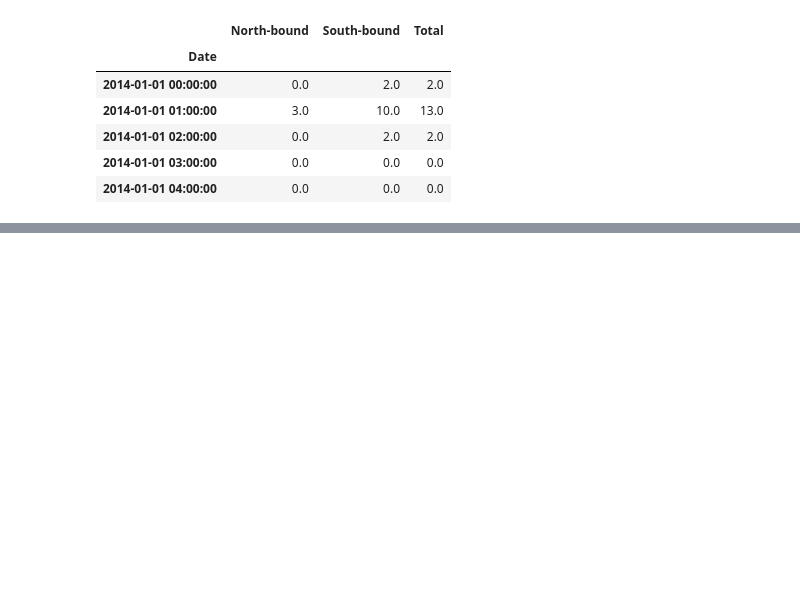
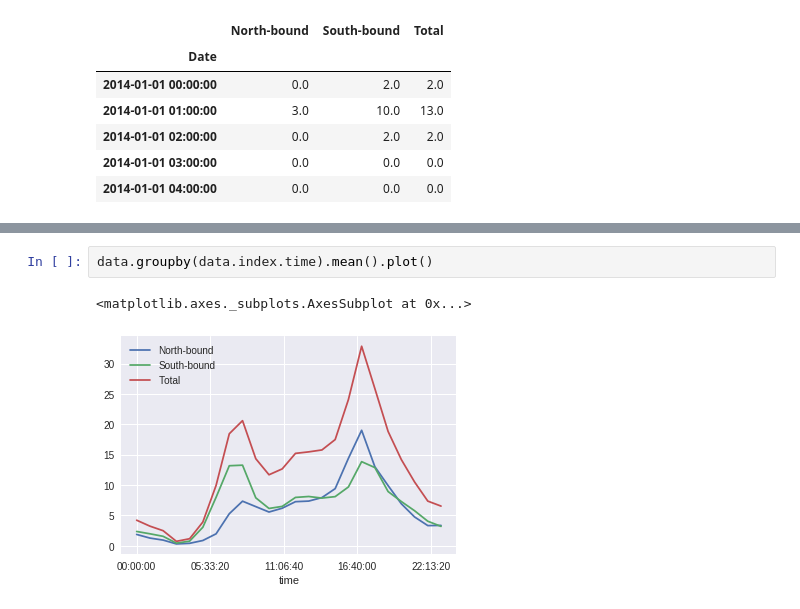
Before and after one commit to gautam-sundar/SeattleBroadwayCycleTrack, a Jupyter notebook: Seattle Broadway Cycle Track North of E Union St.ipynb, the cells around one changed output, grey strips where cells are left out. Cells and saved outputs as stored; diff of their text form; blank space fills up the shorter version.

```diff
--- a/Seattle Broadway Cycle Track North of E Union St.ipynb
+++ b/Seattle Broadway Cycle Track North of E Union St.ipynb
@@ -32,0 +40,5 @@ data.resample('W').sum().plot()
+# %%
+data.groupby(data.index.time).mean().plot()
+# %% [output]
+<matplotlib.axes._subplots.AxesSubplot at 0x...>
+[figure, added]
```
Also changed, not shown: parts of 4 cells of this notebook.
